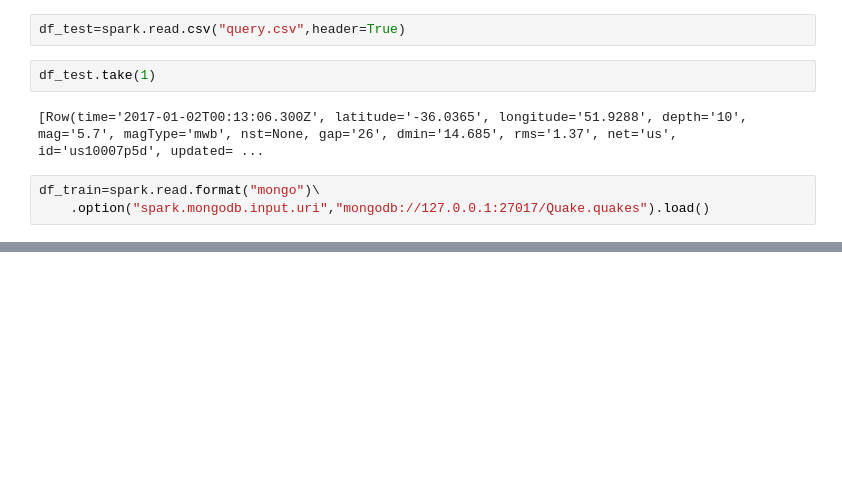
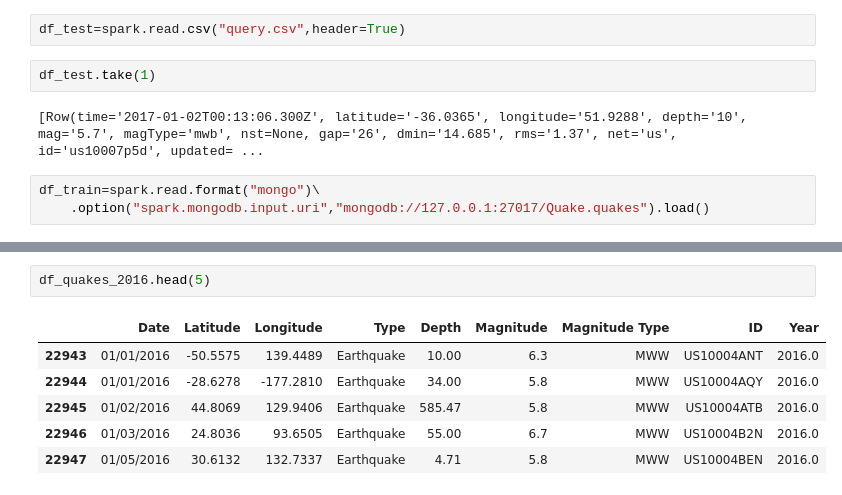
Before and after one commit to Koffivi/PROJECTS, a Jupyter notebook: Pyspark_Pipeline.ipynb, the cells around one changed output, grey strips where cells are left out. Saved outputs shown, nothing was run; the diff lists cells and outputs as text; blank space fills up the shorter version.

```diff
--- a/Pyspark_Pipeline.ipynb
+++ b/Pyspark_Pipeline.ipynb
@@ -363,0 +409,9 @@ only showing top 5 rows
+# %%
+df_quakes_2016.head(5)
+# %% [output]
+|  | Date | Latitude | Longitude | Type | Depth | Magnitude | Magnitude Type | ID | Year |
+| 22943 | 01/01/2016 | -50.5575 | 139.4489 | Earthquake | 10.00 | 6.3 | MWW | US10004ANT | 2016.0 |
+| 22944 | 01/01/2016 | -28.6278 | -177.2810 | Earthquake | 34.00 | 5.8 | MWW | US10004AQY | 2016.0 |
+| 22945 | 01/02/2016 | 44.8069 | 129.9406 | Earthquake | 585.47 | 5.8 | MWW | US10004ATB | 2016.0 |
+| 22946 | 01/03/2016 | 24.8036 | 93.6505 | Earthquake | 55.00 | 6.7 | MWW | US10004B2N | 2016.0 |
+| 22947 | 01/05/2016 | 30.6132 | 132.7337 | Earthquake | 4.71 | 5.8 | MWW | US10004BEN | 2016.0 |
```
Also changed, not shown: parts of 67 cells of this notebook.
